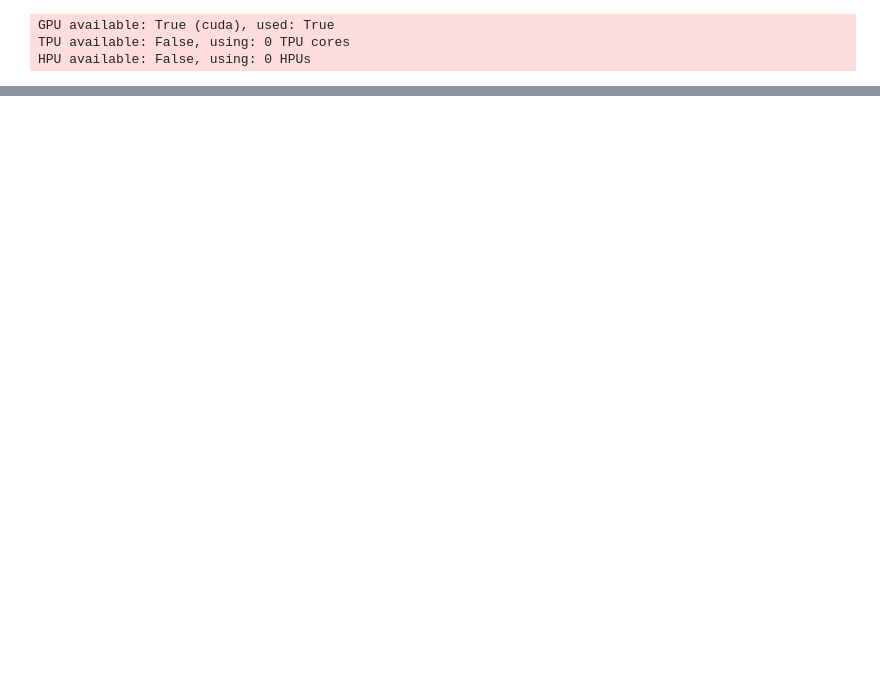
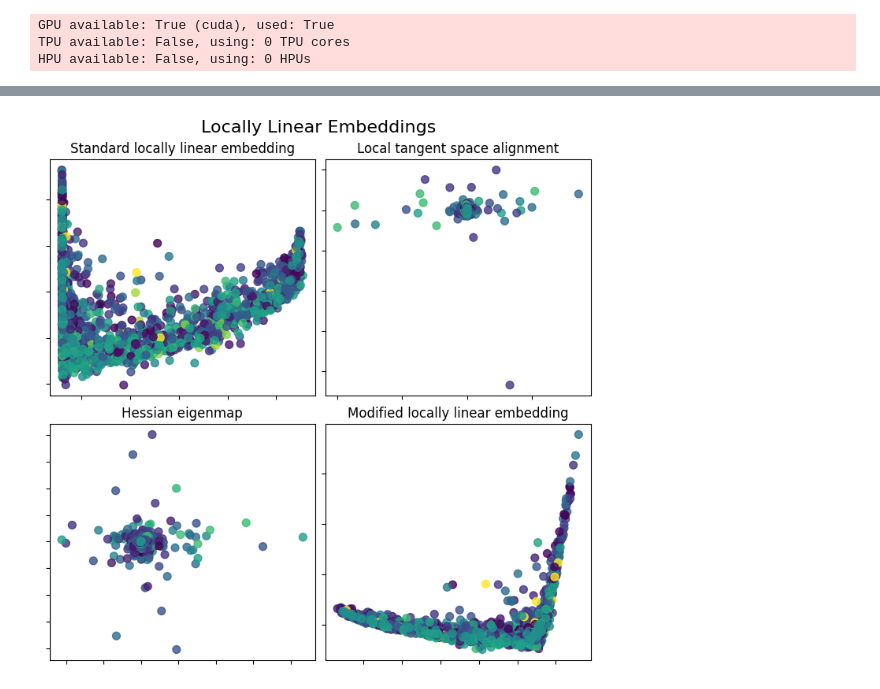
Before and after one commit to sccn/eeg-ssl, a Jupyter notebook: notebooks/CPC_evaluation.ipynb, the cells around one changed output, grey strips where cells are left out. Saved outputs shown, nothing was run; the diff lists cells and outputs as text; code cells hidden in the pictures; blank space fills up the shorter version.

```diff
--- a/notebooks/CPC_evaluation.ipynb
+++ b/notebooks/CPC_evaluation.ipynb
@@ -153,0 +357,3 @@ plot_metrics(version_scores, metrics, attributes, ['0cu5slnx', '3k5y24ev'])
+# %%
+S_points = embeddings
+S_color = labels
@@ -153,0 +397,38 @@ plot_metrics(version_scores, metrics, attributes, ['0cu5slnx', '3k5y24ev'])
+# %%
+params = {
+    "n_neighbors": n_neighbors,
+    "n_components": n_components,
+    "eigen_solver": "dense",
+    "random_state": 0,
+}
+
+lle_standard = manifold.LocallyLinearEmbedding(method="standard", **params)
+S_standard = lle_standard.fit_transform(embeddings)
+
+lle_ltsa = manifold.LocallyLinearEmbedding(method="ltsa", **params)
+S_ltsa = lle_ltsa.fit_transform(embeddings)
+
+lle_hessian = manifold.LocallyLinearEmbedding(method="hessian", **params)
+S_hessian = lle_hessian.fit_transform(embeddings)
+
+lle_mod = manifold.LocallyLinearEmbedding(method="modified", **params)
+S_mod = lle_mod.fit_transform(embeddings)
+# %%
+fig, axs = plt.subplots(
+    nrows=2, ncols=2, figsize=(7, 7), facecolor="white", constrained_layout=True
+)
+fig.suptitle("Locally Linear Embeddings", size=16)
+
+lle_methods = [
+    ("Standard locally linear embedding", S_standard),
+    ("Local tangent space alignment", S_ltsa),
+    ("Hessian eigenmap", S_hessian),
+    ("Modified locally linear embedding", S_mod),
+]
+for ax, method in zip(axs.flat, lle_methods):
+    name, points = method
+    add_2d_scatter(ax, points, S_color, name)
+
+plt.show()
+# %% [output]
+[figure, added]
```
Also changed, not shown: parts of 31 cells of this notebook, 19 other files.
